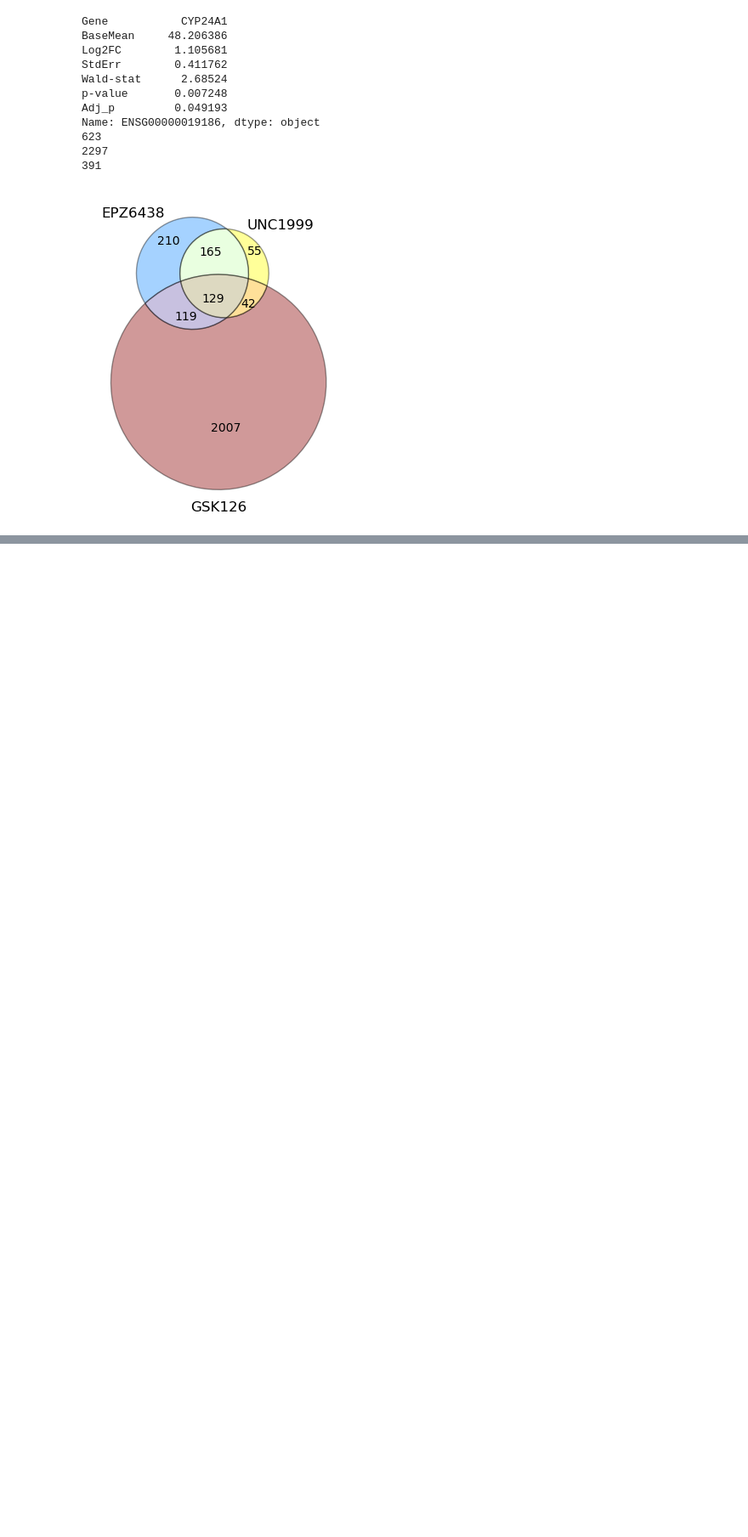
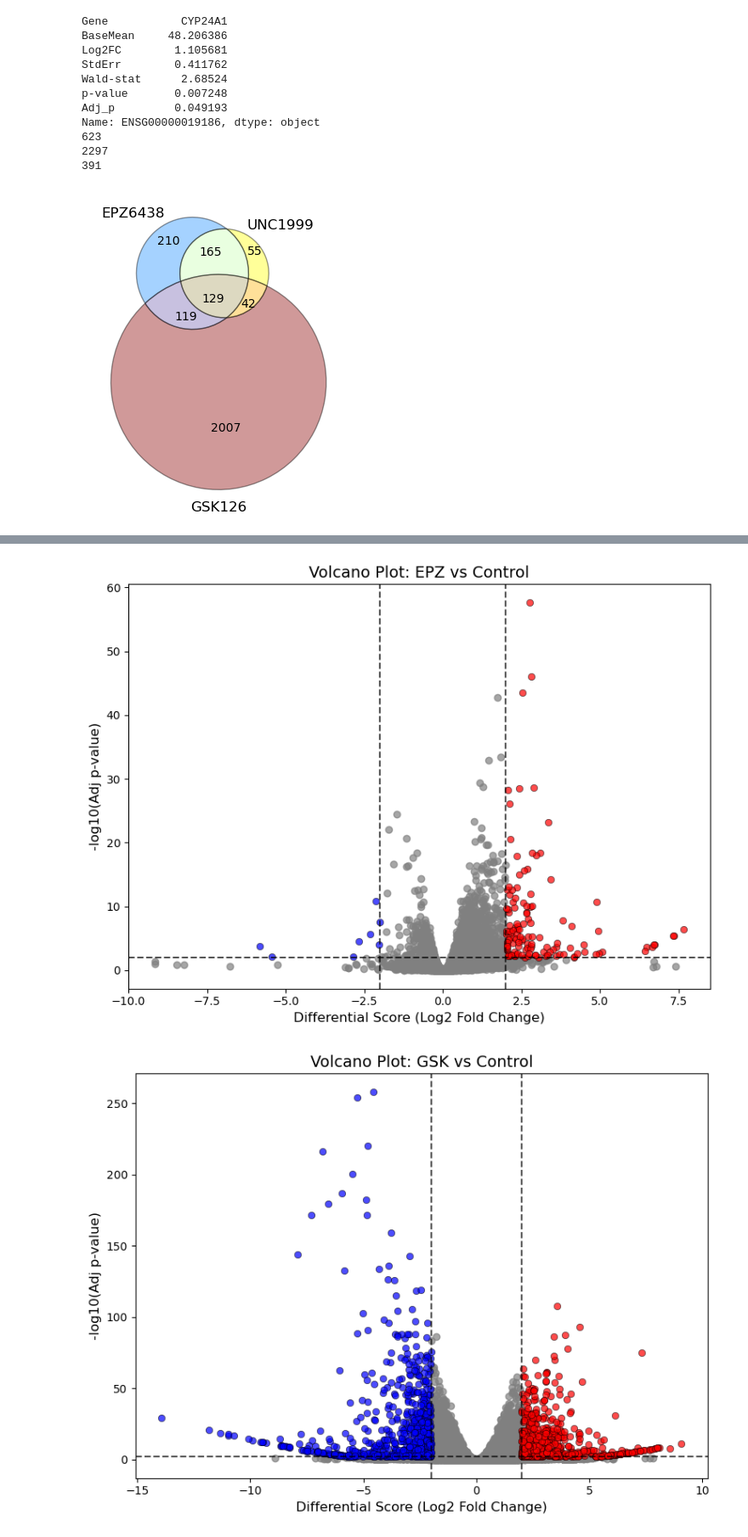
Before and after one commit to Cpoo1e/EZH2_Honours_Project, a Jupyter notebook: notebooks/VennDiagram.ipynb, the cells around one changed output, grey strips where cells are left out. Shown: that part at 85% size. Saved outputs shown, nothing was run; the diff lists cells and outputs as text; code cells hidden in the pictures; blank space fills up the shorter version.

```diff
--- a/notebooks/VennDiagram.ipynb
+++ b/notebooks/VennDiagram.ipynb
@@ -99,0 +118,50 @@ Common genes: {'C11orf96', 'HTRA3', 'UNC13A', 'SSTR2', 'MAP6', 'SH3PXD2A', 'SAMD
+# %%
+
+# Function to create a volcano plot
+def volcano_plot(df, title, output_file):
+    plt.figure(figsize=(8, 6))
+
+    # Drop rows with NaN or 0 values for Log2FC and Adj_p
+    df = df.dropna(subset=['Log2FC', 'Adj_p'])
+    df = df[(df['Log2FC'] != 0) & (df['Adj_p'] != 0)]
+
+    # Compute -log10(Adj_p)
+    df['-log10(Adj_p)'] = -np.log10(df['Adj_p'])
+
+    # Split the dataframe into significant and non-significant subsets
+    sig_up = df[(df['Adj_p'] < 0.01) & (df['Log2FC'] > 2)]
+    sig_down = df[(df['Adj_p'] < 0.01) & (df['Log2FC'] < -2)]
+    non_sig = df[~((df['Adj_p'] < 0.01) & (np.abs(df['Log2FC']) > 2))]
+
+    # Plot non-significant points (grey, no border)
+    plt.scatter(non_sig['Log2FC'], non_sig['-log10(Adj_p)'], c='grey', alpha=0.7)
+
+    # Plot significant points (red and blue with black borders)
+    plt.scatter(sig_up['Log2FC'], sig_up['-log10(Adj_p)'], c='red', edgecolor='black', linewidth=0.5, alpha=0.7)
+    plt.scatter(sig_down['Log2FC'], sig_down['-log10(Adj_p)'], c='blue', edgecolor='black', linewidth=0.5, alpha=0.7)
+
+    # Add dashed thresholds
+    plt.axvline(x=2, linestyle="--", color="black", alpha=0.7)  # Upregulation threshold
+    plt.axvline(x=-2, linestyle="--", color="black", alpha=0.7)  # Downregulation threshold
+    plt.axhline(y=-np.log10(0.01), linestyle="--", color="black", alpha=0.7)  # Significance threshold
+
+    # Set labels, title, and limits
+    plt.xlabel("Differential Score (Log2 Fold Change)", fontsize=12)
+    plt.ylabel("-log10(Adj p-value)", fontsize=12)
+    plt.title(title, fontsize=14)
+    plt.grid(False)
+
+    # Save as a PDF
+    plt.tight_layout()
+    plt.savefig(output_file, format='pdf')
+
+    # Display the plot
+    plt.show()
+
+# Create volcano plots and save as PDFs
+volcano_plot(EPZdf, "Volcano Plot: EPZ vs Control", "EPZ_vs_Control.pdf")
+volcano_plot(GSKdf, "Volcano Plot: GSK vs Control", "GSK_vs_Control.pdf")
+volcano_plot(UNCdf, "Volcano Plot: UNC vs Control", "UNC_vs_Control.pdf")
+# %% [output]
+[figure, added]
+[figure, added]
```
Also changed, not shown: parts of 3 cells of this notebook, 1 other file.
